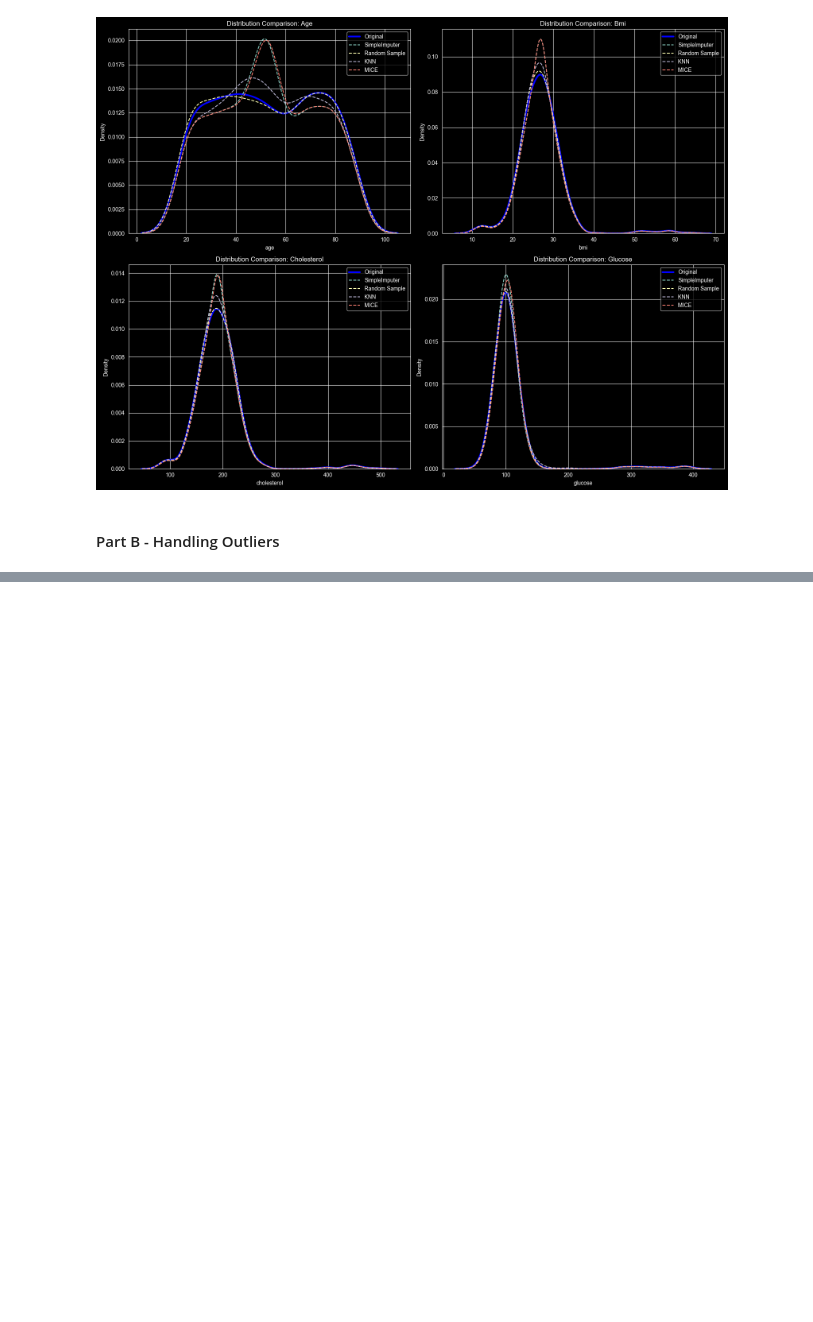
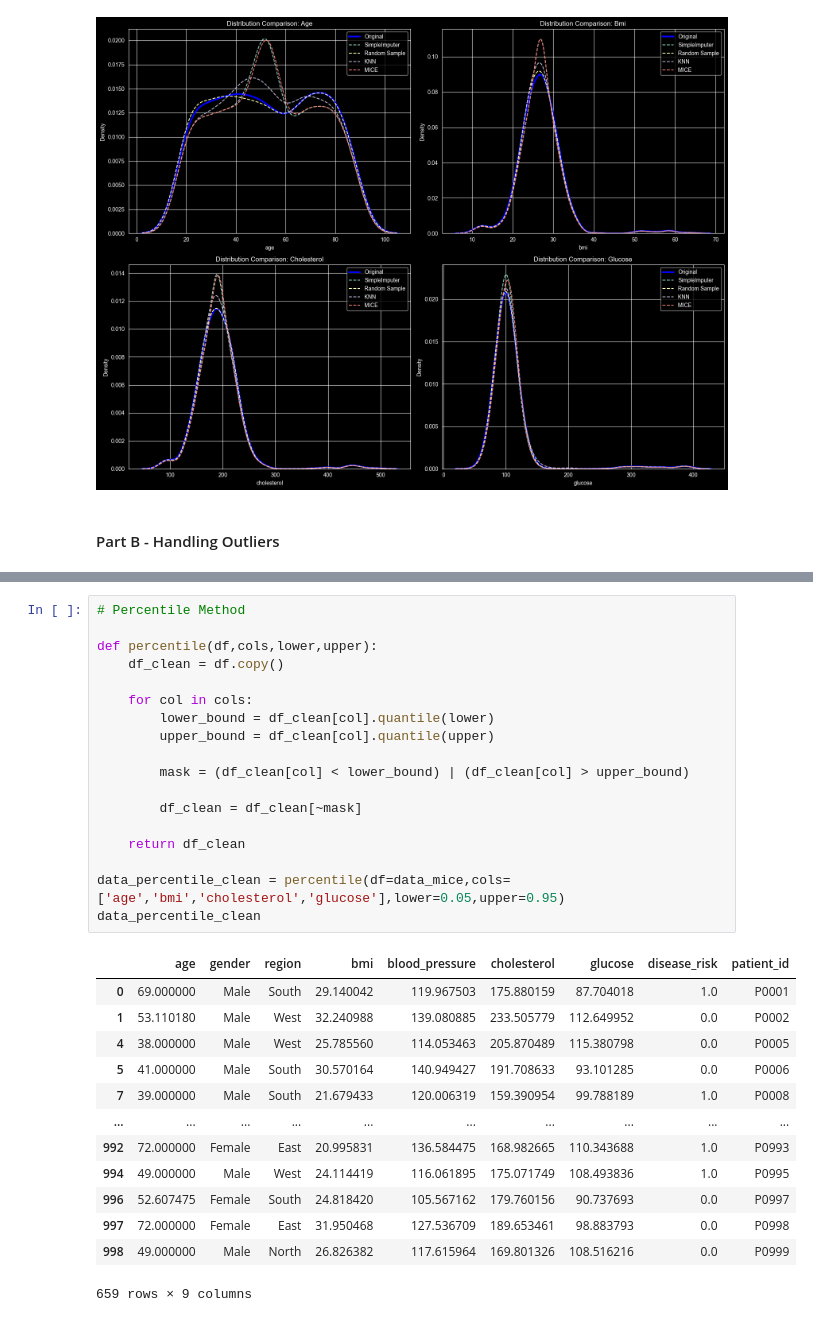
Before and after one commit to krish-desai-123/Data-Preprocessing-and-Feature-Engineering, a Jupyter notebook: PR_2/data_cleanser.ipynb, the cells around one changed output, grey strips where cells are left out. Cells and saved outputs as stored; diff of their text form; blank space fills up the shorter version.

```diff
--- a/PR_2/data_cleanser.ipynb
+++ b/PR_2/data_cleanser.ipynb
@@ -276,0 +354,32 @@ plt.show()
+# %%
+# Percentile Method
+
+def percentile(df,cols,lower,upper):
+    df_clean = df.copy()
+
+    for col in cols:
+        lower_bound = df_clean[col].quantile(lower)
+        upper_bound = df_clean[col].quantile(upper)
+
+        mask = (df_clean[col] < lower_bound) | (df_clean[col] > upper_bound)
+
+        df_clean = df_clean[~mask]
+
+    return df_clean
+
+data_percentile_clean = percentile(df=data_mice,cols=['age','bmi','cholesterol','glucose'],lower=0.05,upper=0.95)
+data_percentile_clean
+# %% [output]
+|  | age | gender | region | bmi | blood_pressure | cholesterol | glucose | disease_risk | patient_id |
+| 0 | 69.000000 | Male | South | 29.140042 | 119.967503 | 175.880159 | 87.704018 | 1.0 | P0001 |
+| 1 | 53.110180 | Male | West | 32.240988 | 139.080885 | 233.505779 | 112.649952 | 0.0 | P0002 |
+| 4 | 38.000000 | Male | West | 25.785560 | 114.053463 | 205.870489 | 115.380798 | 0.0 | P0005 |
+| 5 | 41.000000 | Male | South | 30.570164 | 140.949427 | 191.708633 | 93.101285 | 0.0 | P0006 |
+| 7 | 39.000000 | Male | South | 21.679433 | 120.006319 | 159.390954 | 99.788189 | 1.0 | P0008 |
+| ... | ... | ... | ... | ... | ... | ... | ... | ... | ... |
+| 992 | 72.000000 | Female | East | 20.995831 | 136.584475 | 168.982665 | 110.343688 | 1.0 | P0993 |
+| 994 | 49.000000 | Male | West | 24.114419 | 116.061895 | 175.071749 | 108.493836 | 1.0 | P0995 |
+| 996 | 52.607475 | Female | South | 24.818420 | 105.567162 | 179.760156 | 90.737693 | 0.0 | P0997 |
+| 997 | 72.000000 | Female | East | 31.950468 | 127.536709 | 189.653461 | 98.883793 | 0.0 | P0998 |
+| 998 | 49.000000 | Male | North | 26.826382 | 117.615964 | 169.801326 | 108.516216 | 0.0 | P0999 |
+659 rows × 9 columns
```
Also changed, not shown: parts of 7 cells of this notebook, 1 other file.
